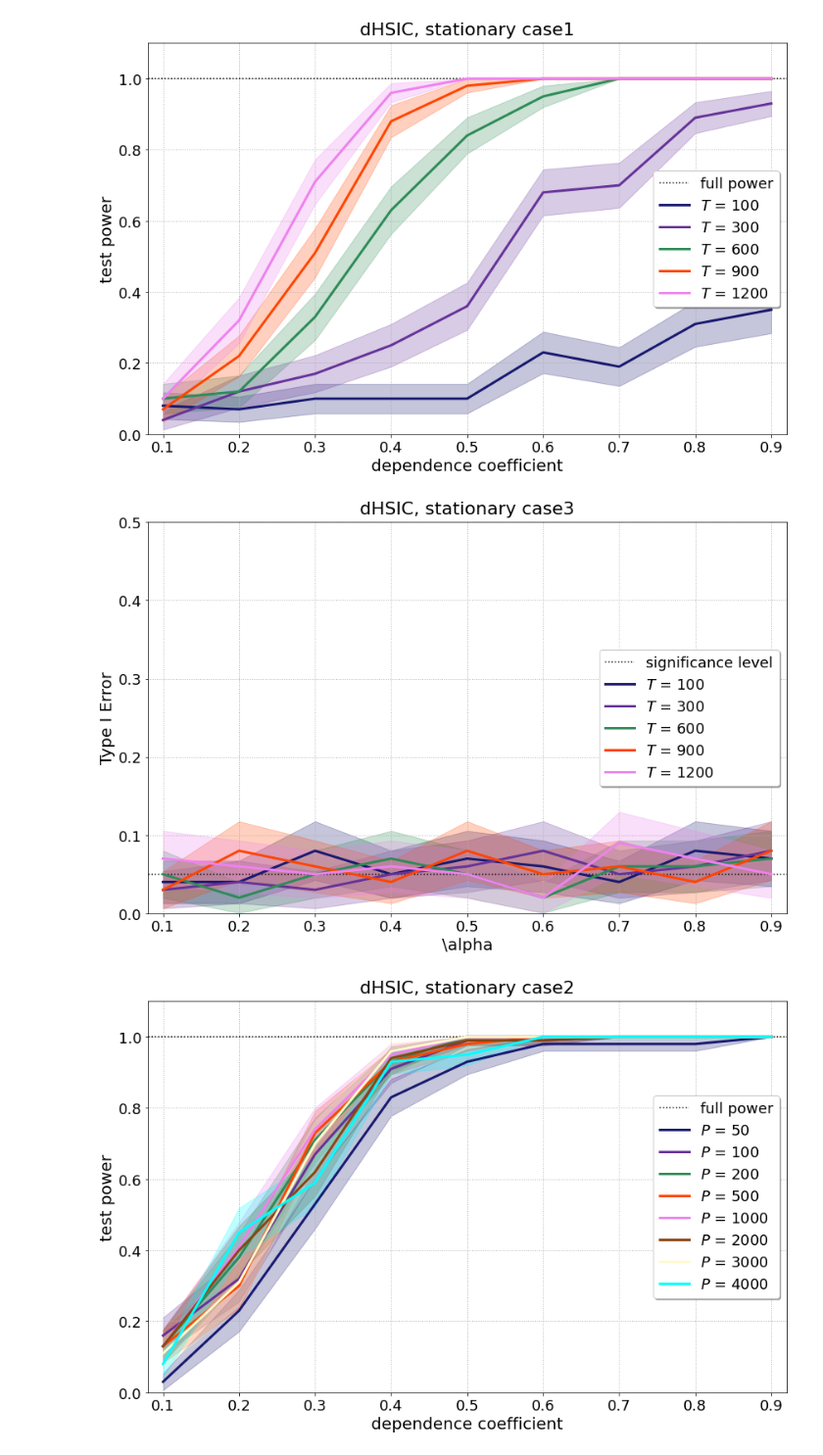
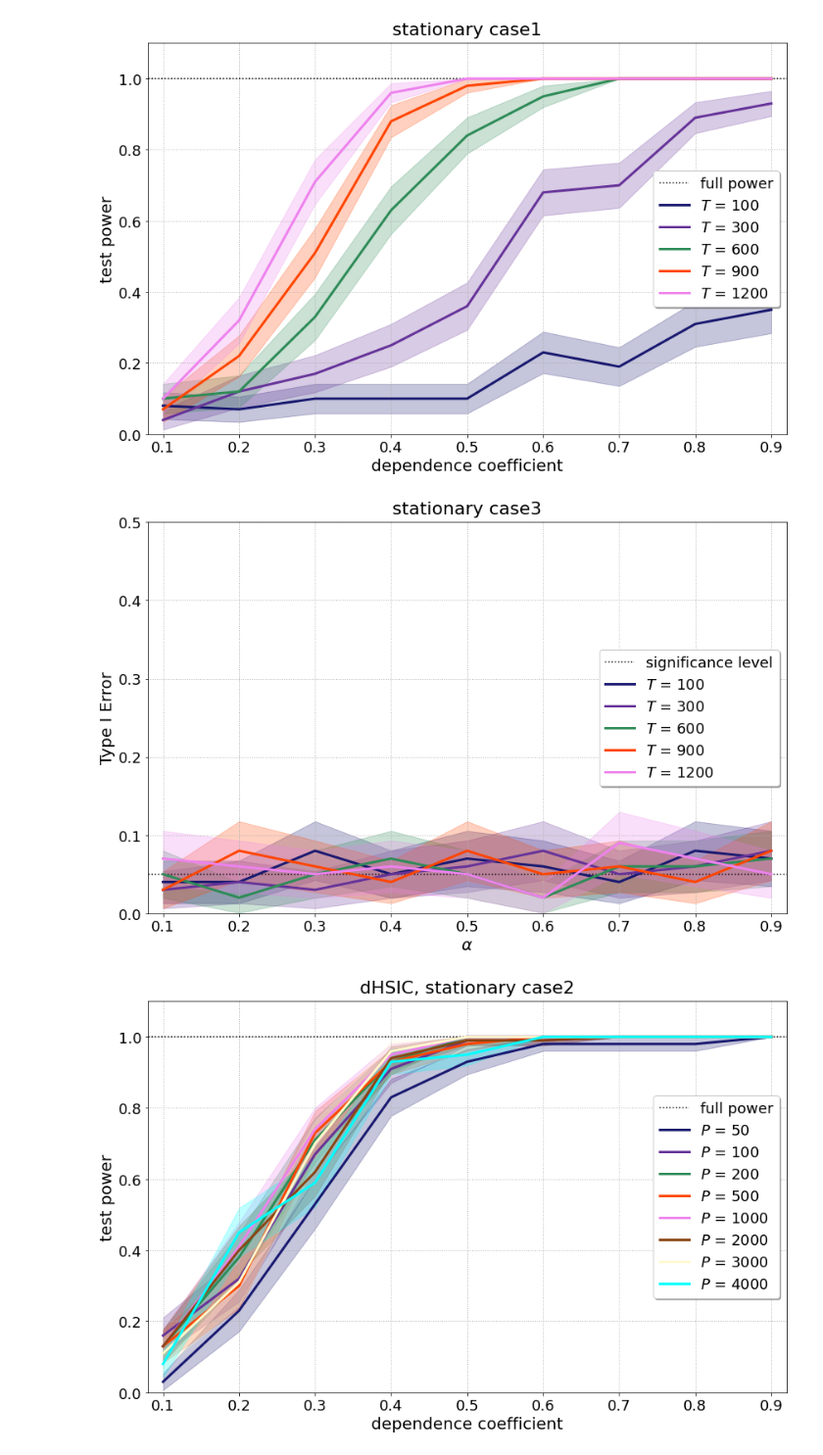
Before and after one commit to barahona-research-group/dHSIC_ts, a Jupyter notebook: examples/plots_paper.ipynb, the cells around one changed output. Shown at 98% size. Saved outputs shown, nothing was run; the diff lists cells and outputs as text; code cells hidden in the pictures.

Commit message:
added egs for dHSIC manuscript

```diff
--- a/examples/plots_paper.ipynb
+++ b/examples/plots_paper.ipynb
@@ -110,7 +111,7 @@ plt.ylim(0, 1.1)
 plt.xlim(0.08, 0.92)
 plt.hlines(y=1, xmin=0, xmax=1.1, colors='k', linestyles='dotted')
 
-plt.title('dHSIC, stationary case1', size=22, pad=10)
+plt.title('stationary case1', size=22, pad=10)
 plt.plot(x, y1, 'midnightblue', lw=3)
 plt.plot(x, y2, 'rebeccapurple', lw=3)
 plt.plot(x, y3, 'seagreen', lw=3)
@@ -134,10 +135,11 @@ plt.yticks(size=18)
 plt.xticks(size=18)
 plt.grid(True, linestyle=':', linewidth=1)
 plt.tight_layout()
+plt.savefig('svg/stat_1_time.svg', format='svg', dpi=300)
 
 plt.show()
 # %% [output]
-[figure, old version]
+[figure, new version]
 # %%
 # case3, 100 time steps, 1000 permutations
 case3_100t_1000p = {'0.1': 0.04, '0.2': 0.04, '0.3': 0.08, '0.4': 0.05, '0.5': 0.07, '0.6': 0.06, '0.7': 0.04, '0.8': 0.08, '0.9': 0.07}
@@ -163,40 +165,41 @@ y5 = list(case3_1200t_1000p.values())
 x = np.arange(0.1, 1, 0.1)
 # %%
 plt.figure(figsize=(12, 8))
-plt.xlabel(r'\alpha', size=20)
+plt.xlabel(r'$\alpha$', size=20)
 plt.ylabel(r'Type I Error', size=20)
 plt.ylim(0, 0.5)
 plt.xlim(0.08, 0.92)
 plt.hlines(y=0.05, xmin=0, xmax=1.1, colors='k', linestyles='dotted')
 
-plt.title('dHSIC, stationary case3', size=22, pad=10)
+plt.title('stationary case3', size=22, pad=10)
 plt.plot(x, y1, 'midnightblue', lw=3)
 plt.plot(x, y2, 'rebeccapurple', lw=3)
 plt.plot(x, y3, 'seagreen', lw=3)
 plt.plot(x, y4, 'orangered', lw=3)
 plt.plot(x, y5, 'violet', lw=3)
 
 # error bars
 error_1 = confidence(y1)
 error_2 = confidence(y2)
 error_3 = confidence(y3)
 error_4 = confidence(y4)
 error_5 = confidence(y5)
 plt.fill_between(x, y1-error_1, y1+error_1, interpolate=True, alpha=0.25, color='midnightblue')
 plt.fill_between(x, y2-error_2, y2+error_2, interpolate=True, alpha=0.25, color='rebeccapurple')
 plt.fill_between(x, y3-error_3, y3+error_3, interpolate=True, alpha=0.25, color='seagreen')
 plt.fill_between(x, y4-error_4, y4+error_4, interpolate=True, alpha=0.25, color='orangered')
 plt.fill_between(x, y5-error_5, y5+error_5, interpolate=True, alpha=0.25, color='violet')
 
 plt.legend(['significance level', '$T$ = 100', '$T$ = 300', '$T$ = 600', '$T$ = 900', '$T$ = 1200'], loc=7, fontsize=18, framealpha=1, shadow=True)
 plt.yticks(size=18)
 plt.xticks(size=18)
 plt.grid(True, linestyle=':', linewidth=1)
 plt.tight_layout()
+plt.savefig('svg/stat_3_time.svg', format='svg', dpi=300)
 
 plt.show()
 # %% [output]
-[figure, old version]
+[figure, new version]
 # %%
 # case2, 100 time steps, 50 permutations
 case2_100t_50p = {'0.1': 0.03, '0.2': 0.23, '0.3': 0.53, '0.4': 0.83, '0.5': 0.93, '0.6': 0.98, '0.7': 0.98, '0.8': 0.98, '0.9': 1.0}
```
Also changed, not shown: parts of 39 cells of this notebook, 6 other files.
